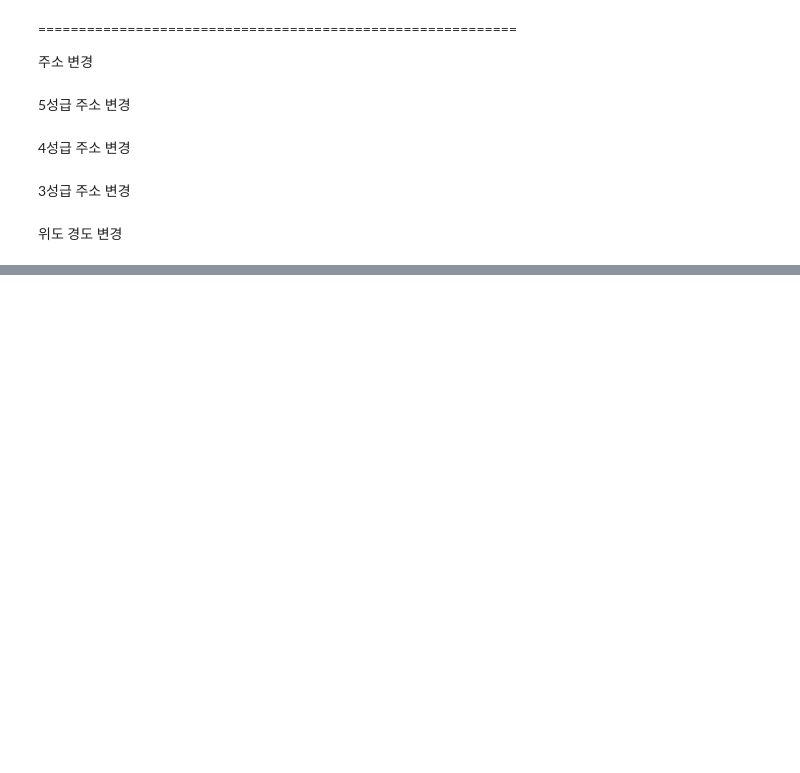
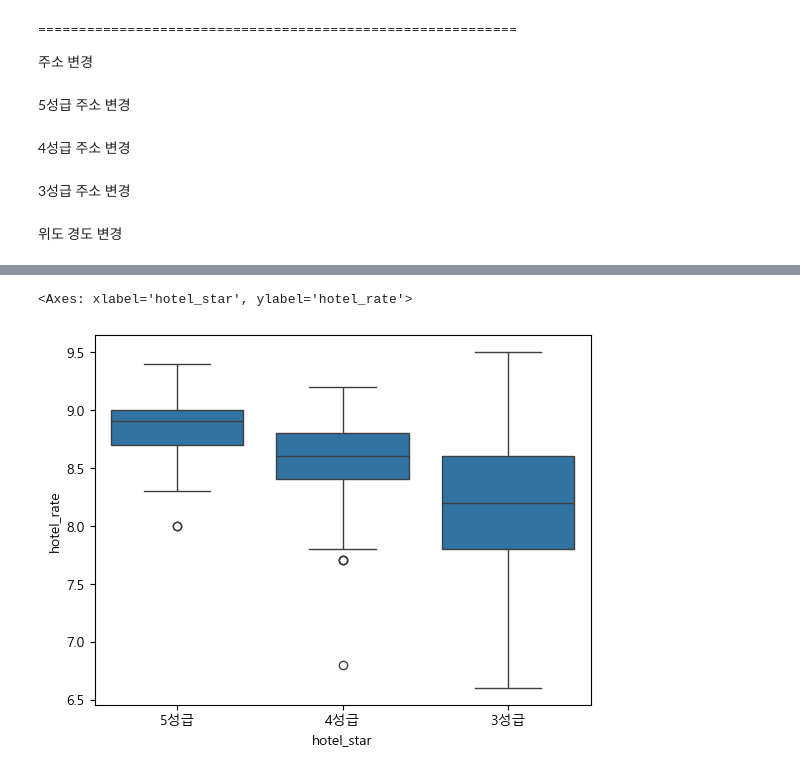
Before and after one commit to GRetriever/Data-Analysis-Project, a Jupyter notebook: Agoda/WebCrawling_2.ipynb, the cells around one changed output, grey strips where cells are left out. Saved outputs shown, nothing was run; the diff lists cells and outputs as text; code cells hidden in the pictures; blank space fills up the shorter version.

```diff
--- a/Agoda/WebCrawling_2.ipynb
+++ b/Agoda/WebCrawling_2.ipynb
@@ -612,0 +606,9 @@ for i in range(len(three_df['hotel_location'])):
+# %%
+sns.boxplot(
+    data = hotels,
+    x = 'hotel_star',
+    y = 'hotel_rate'
+)
+# %% [output]
+<Axes: xlabel='hotel_star', ylabel='hotel_rate'>
+[figure, added]
```
Also changed, not shown: parts of 56 cells of this notebook, 2 other files.
